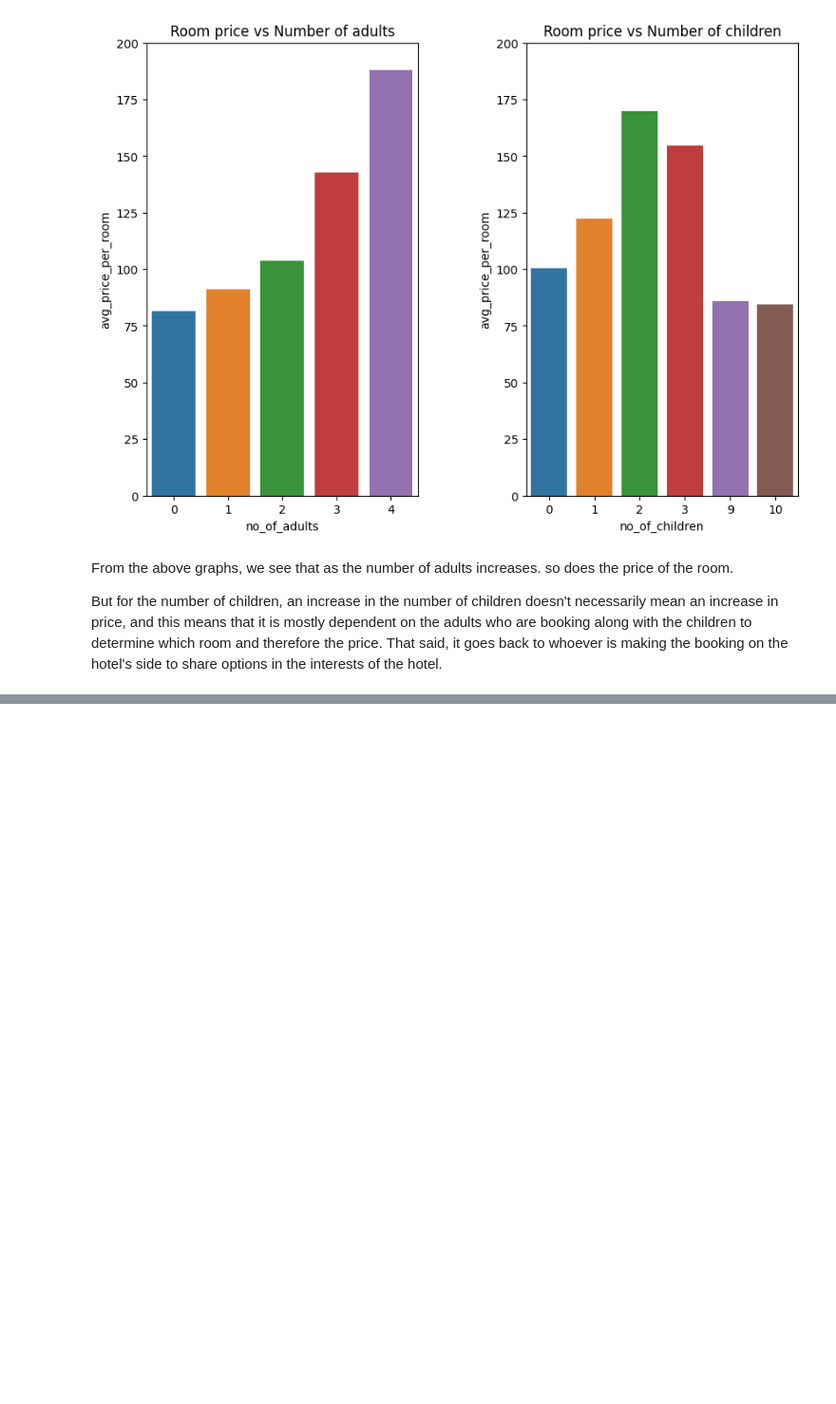
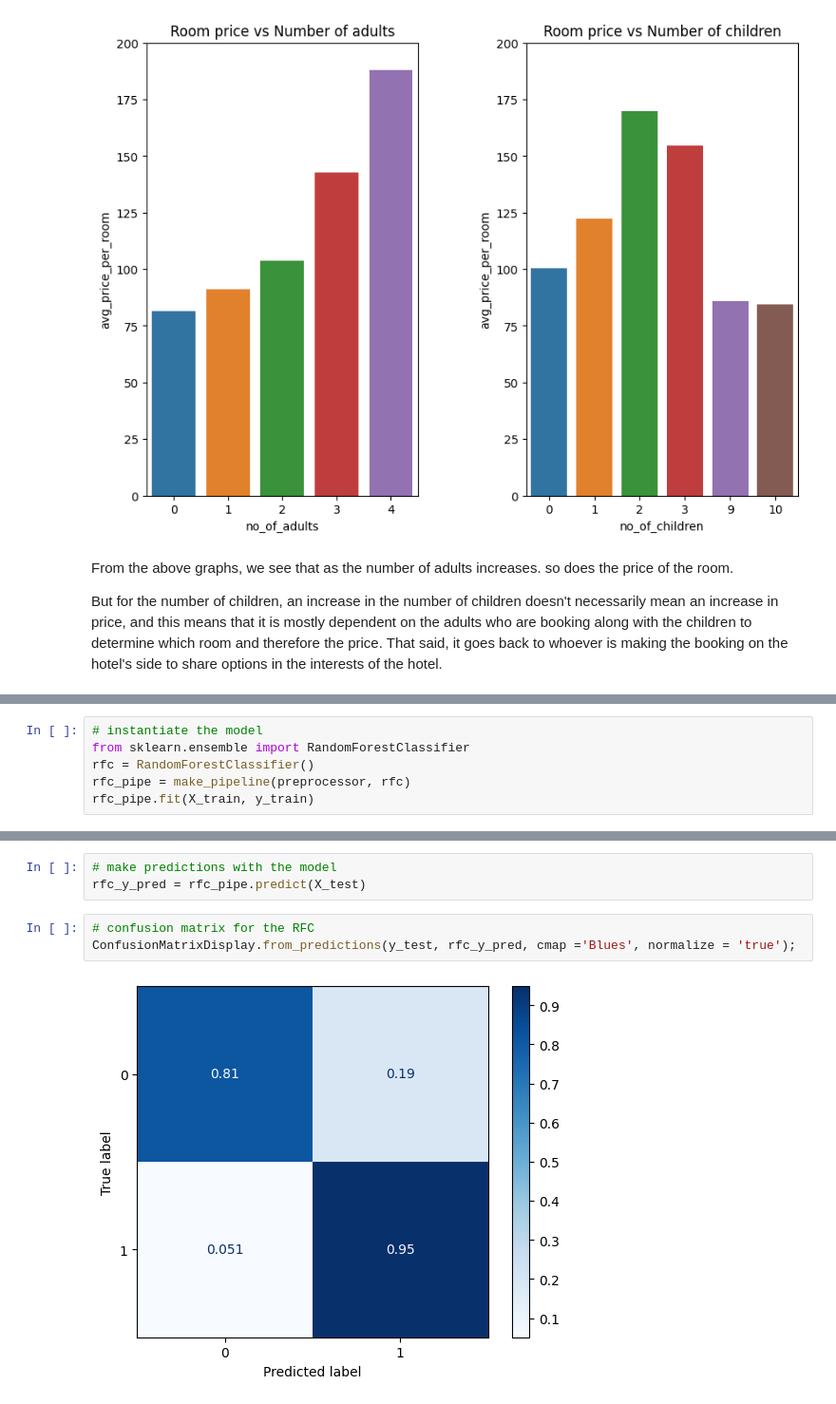
Before and after one commit to WinnieSue/Hotel-rerservation-prediction, a Jupyter notebook: Hotel_reservation.ipynb, the cells around one changed output, grey strips where cells are left out. Shown: that part at 95% size. Drawn from its saved outputs; the diff is of its cells as text; blank space fills up the shorter version.

```diff
--- a/Hotel_reservation.ipynb
+++ b/Hotel_reservation.ipynb
@@ -266,0 +489,6 @@ But for the number of children, an increase in the number of children doesn't ne
+# %%
+# instantiate the model
+from sklearn.ensemble import RandomForestClassifier
+rfc = RandomForestClassifier()
+rfc_pipe = make_pipeline(preprocessor, rfc)
+rfc_pipe.fit(X_train, y_train)
@@ -266,0 +508,8 @@ But for the number of children, an increase in the number of children doesn't ne
+# %%
+# make predictions with the model
+rfc_y_pred = rfc_pipe.predict(X_test)
+# %%
+# confusion matrix for the RFC
+ConfusionMatrixDisplay.from_predictions(y_test, rfc_y_pred, cmap ='Blues', normalize = 'true');
+# %% [output]
+[figure, added]
```
Also changed, not shown: parts of 39 cells of this notebook.
